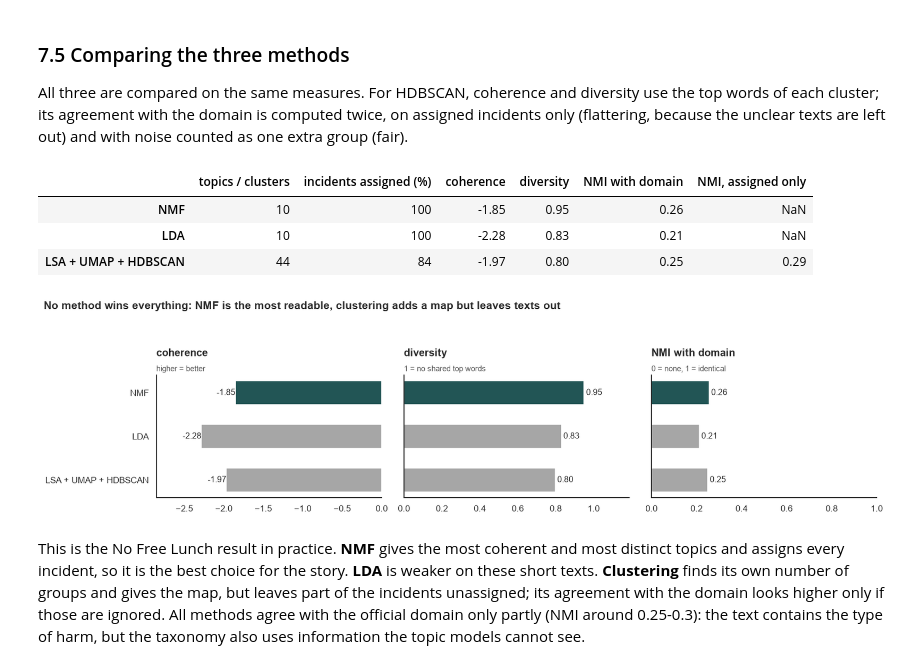
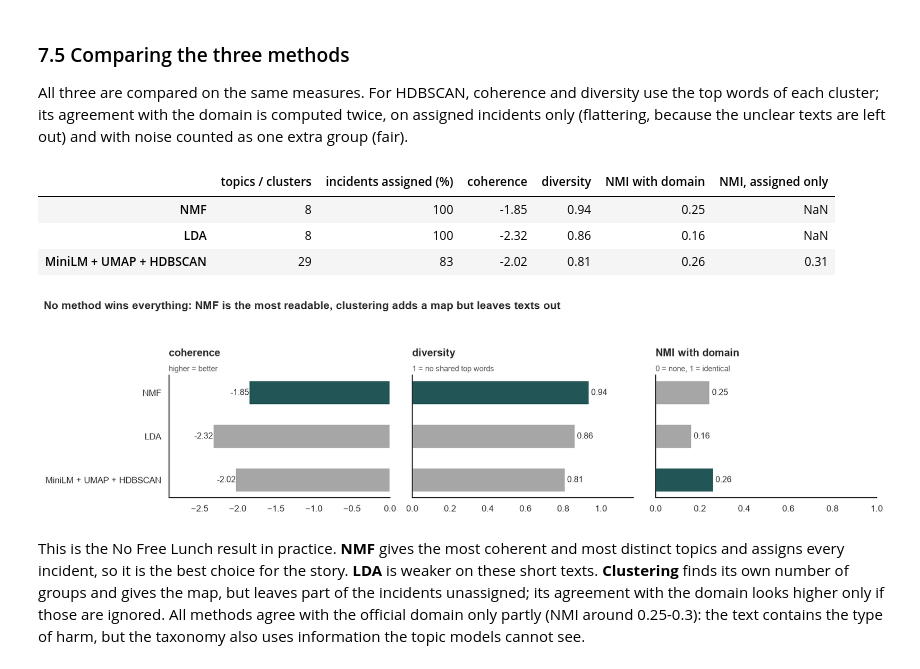
Before and after one commit to nnamyslowska/ai-incidents-analysis, a Jupyter notebook: ai_incidents.ipynb, the cells around one changed output. Cells and saved outputs as stored; diff of their text form; code cells hidden in the pictures.

```diff
--- a/ai_incidents.ipynb
+++ b/ai_incidents.ipynb
@@ -1403,9 +1403,7 @@ from sklearn.feature_extraction.text import CountVectorizer, TfidfVectorizer
 from sklearn.metrics import normalized_mutual_info_score
 
 STOP = list(CountVectorizer(stop_words="english").get_stop_words()) + [
-    "ai", "reportedly", "allegedly", "purportedly", "used", "using", "use", "said", "according", "incident",
-    "system", "systems", "people", "based", "generated", "created", "included", "following", "one", "two",
-    "new", "also", "including", "reported", "involving", "after", "claims", "old", "year", "years"]
+    "ai", "reportedly", "allegedly", "purportedly", "used", "using", "use", "said", "according", "incident", "system", "systems", "people", "based", "generated", "created", "included", "following", "one", "two", "new", "also", "including", "reported", "involving", "after", "claims", "old", "year", "years"]
 
 docs = inc["text"].tolist()
 tfidf = TfidfVectorizer(stop_words=STOP, min_df=5, max_df=0.5, sublinear_tf=True)
@@ -1486,7 +1495,7 @@ NMF is better than LDA at almost every k: its topics are more coherent, share fe
 # %% [markdown]
 ### 7.3 The NMF topics
 # %%
-K_TOPICS = 10
+K_TOPICS = 8
 nmf = NMF(K_TOPICS, init="nndsvd", random_state=SEED, max_iter=500).fit(X_tfidf)
 inc["topic_nmf"] = nmf.transform(X_tfidf).argmax(axis=1)
 tw_nmf = top_words(nmf.components_, 8)
@@ -1555,8 +1560,15 @@ import umap
 from sklearn.cluster import HDBSCAN
 from sklearn.preprocessing import normalize
 
-lsa = TfidfVectorizer(stop_words=STOP, min_df=3, max_df=0.6, sublinear_tf=True, ngram_range=(1, 2))
-E = normalize(TruncatedSVD(100, random_state=SEED).fit_transform(lsa.fit_transform(docs)))
+import os
+from sentence_transformers import SentenceTransformer
+
+if os.path.exists("data/embeddings.npy"):
+    E = np.load("data/embeddings.npy")
+else:
+    model = SentenceTransformer("all-MiniLM-L6-v2")
+    E = model.encode(docs, normalize_embeddings=True, show_progress_bar=True)
+    np.save("data/embeddings.npy", E)
 
 z5 = umap.UMAP(n_neighbors=15, min_dist=0.0, n_components=5, metric="cosine", random_state=SEED, n_jobs=1).fit_transform(E)
 xy = umap.UMAP(n_neighbors=15, min_dist=0.05, n_components=2, metric="cosine", random_state=SEED, n_jobs=1).fit_transform(E)
@@ -1626,27 +1639,27 @@ All three are compared on the same measures. For HDBSCAN, coherence and diversit
 # %%
 lda = LatentDirichletAllocation(K_TOPICS, learning_method="batch", max_iter=20, random_state=SEED).fit(X_cnt)
 inc["topic_lda"] = lda.transform(X_cnt).argmax(axis=1)
 tw_lda = top_words(lda.components_)
 tw_nmf10 = top_words(nmf.components_)
 
 assigned = inc["cl"].values >= 0
 nmi_assigned = normalized_mutual_info_score(inc.loc[classified & assigned, "domain"].astype(str),
                                             inc.loc[classified & assigned, "cl"])
 
 comparison = pd.DataFrame({
     "topics / clusters": [K_TOPICS, K_TOPICS, n_cl],
     "incidents assigned (%)": [100, 100, round(assigned.mean() * 100)],
     "coherence": [coherence(tw_nmf10, X_cnt), coherence(tw_lda, X_cnt), coherence(tw_cl, X_cnt)],
     "diversity": [diversity(tw_nmf10), diversity(tw_lda), diversity(tw_cl)],
     "NMI with domain": [nmi_domain(inc["topic_nmf"]), nmi_domain(inc["topic_lda"]), nmi_domain(inc["cl"])],
     "NMI, assigned only": [np.nan, np.nan, nmi_assigned]},
-    index=["NMF", "LDA", "LSA + UMAP + HDBSCAN"])
+    index=["NMF", "LDA", "MiniLM + UMAP + HDBSCAN"])
 comparison.round(2)
 # %% [output]
 |  | topics / clusters | incidents assigned (%) | coherence | diversity | NMI with domain | NMI, assigned only |
-| NMF | 10 | 100 | -1.85 | 0.95 | 0.26 | NaN |
-| LDA | 10 | 100 | -2.28 | 0.83 | 0.21 | NaN |
-| LSA + UMAP + HDBSCAN | 44 | 84 | -1.97 | 0.80 | 0.25 | 0.29 |
+| NMF | 8 | 100 | -1.85 | 0.94 | 0.25 | NaN |
+| LDA | 8 | 100 | -2.32 | 0.86 | 0.16 | NaN |
+| MiniLM + UMAP + HDBSCAN | 29 | 83 | -2.02 | 0.81 | 0.26 | 0.31 |
 # %%
 fig, axes = plt.subplots(1, 3, figsize=(15, 3.6), sharey=True)
 for ax, col, note in [(axes[0], "coherence", "higher = better"), (axes[1], "diversity", "1 = no shared top words"),
@@ -1667,7 +1680,7 @@ fig.tight_layout()
 save(fig, "16_method_comparison")
 plt.show()
 # %% [output]
-[figure, old version]
+[figure, new version]
 # %% [markdown]
 This is the No Free Lunch result in practice. **NMF** gives the most coherent and most distinct topics and assigns every incident, so it is the best choice for the story. **LDA** is weaker on these short texts. **Clustering** finds its own number of groups and gives the map, but leaves part of the incidents unassigned; its agreement with the domain looks higher only if those are ignored. All methods agree with the official domain only partly (NMI around 0.25-0.3): the text contains the type of harm, but the taxonomy also uses information the topic models cannot see.
 # %% [markdown]
```
Also changed, not shown: parts of 13 cells of this notebook, 2 other files.
